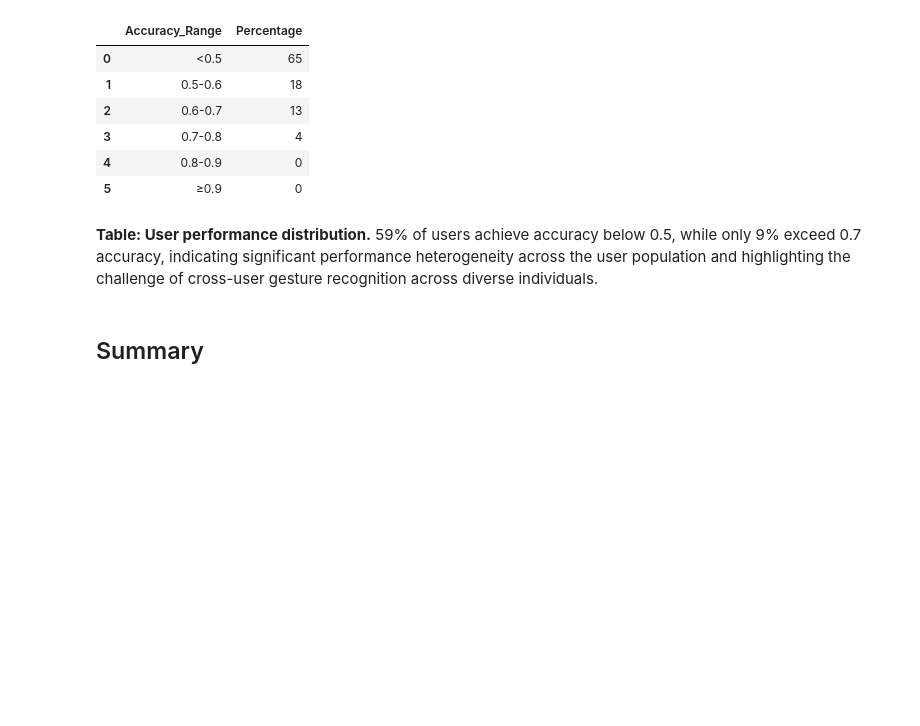
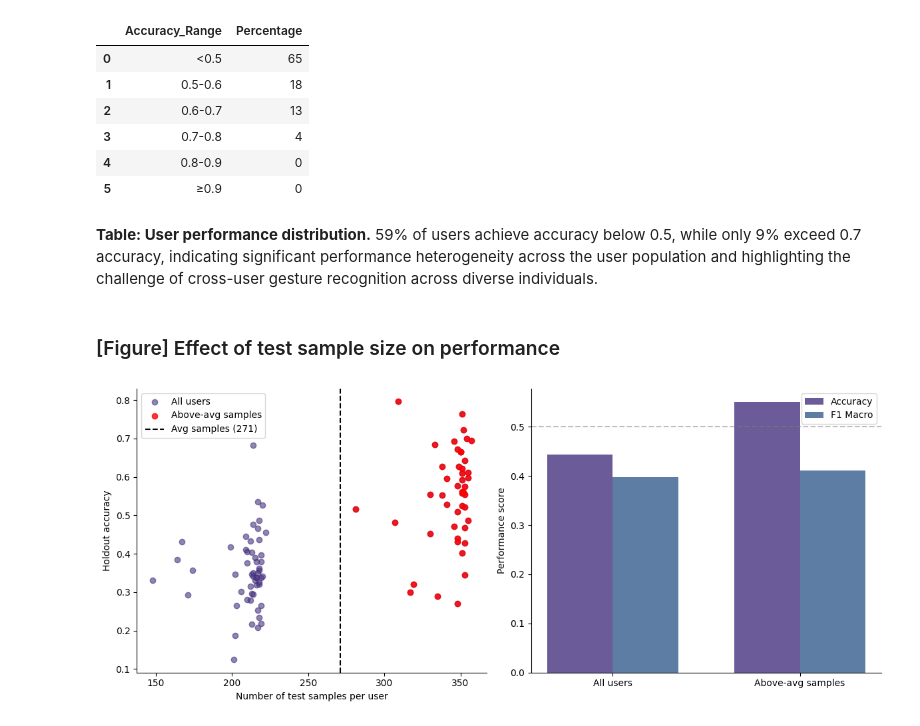
Before and after one commit to Erdos-Projects/fall-2025-gesture-recognition, a Jupyter notebook: notebooks/final_results_DRAFT.ipynb, the cells around one changed output. Saved outputs shown, nothing was run; the diff lists cells and outputs as text; code cells hidden in the pictures; blank space fills up the shorter version.

```diff
--- a/notebooks/final_results_DRAFT.ipynb
+++ b/notebooks/final_results_DRAFT.ipynb
@@ -462,5 +462,77 @@ performance_distribution[['Accuracy_Range', 'Percentage']]
 | 5 | ≥0.9 | 0 |
 # %% [markdown]
 **Table: User performance distribution.** 59% of users achieve accuracy below 0.5, while only 9% exceed 0.7 accuracy, indicating significant performance heterogeneity across the user population and highlighting the challenge of cross-user gesture recognition across diverse individuals.
-# %% [markdown]
-## Summary
+# %% [markdown]
+### [Figure] Effect of test sample size on performance
+# %%
+# Calculate perf for users w/ above average number of test samples per user
+avg_test_samples = user_perf_df['Sample_Count'].mean()
+above_avg_sample_users = user_perf_df[user_perf_df['Sample_Count'] > avg_test_samples]
+above_avg_sample_ids = above_avg_sample_users['User_ID'].tolist()
+above_avg_sample_mask = test_df[GROUP].isin(above_avg_sample_ids)
+
+y_test_above_avg_samples = y_test[above_avg_sample_mask]
+y_pred_above_avg_samples = y_pred[above_avg_sample_mask]
+
+above_avg_samples_f1 = f1_score(y_test_above_avg_samples, y_pred_above_avg_samples, average='macro')
+above_avg_samples_accuracy = accuracy_score(y_test_above_avg_samples, y_pred_above_avg_samples)
+
+# compar table
+sample_size_comparison = pd.DataFrame({
+    'Metric': ['User Count', 'Total Samples', 'Mean Accuracy', 'Accuracy Std', 'F1 Macro'],
+    'All users': [
+        len(user_perf_df),
+        len(y_test),
+        user_perf_df['Accuracy'].mean(),
+        user_perf_df['Accuracy'].std(),
+        final_f1_macro
+    ],
+    'Above-avg samples': [
+        len(above_avg_sample_users),
+        len(y_test_above_avg_samples),
+        above_avg_samples_accuracy,
+        above_avg_sample_users['Accuracy'].std(),
+        above_avg_samples_f1
+    ]
+})
+
+# Plot
+fig, (ax1, ax2) = plt.subplots(1, 2, figsize=(12, 5))
+
+# Subplot: scatter
+ax1.scatter(user_perf_df['Sample_Count'], user_perf_df['Accuracy'],
+           alpha=0.6, label='All users')
+ax1.scatter(above_avg_sample_users['Sample_Count'], above_avg_sample_users['Accuracy'],
+           color='red', alpha=0.8, label='Above-avg samples')
+ax1.axvline(x=avg_test_samples, color='black', linestyle='--', label=f'Avg samples ({avg_test_samples:.0f})')
+ax1.set_xlabel('Number of test samples per user')
+ax1.set_ylabel('Holdout accuracy')
+ax1.legend()
+
+# Remove top & right borders
+ax1.spines['top'].set_visible(False)
+ax1.spines['right'].set_visible(False)
+
+# Subplot: bar
+categories = ['All users', 'Above-avg samples']
+accuracy_values = [user_perf_df['Accuracy'].mean(), above_avg_samples_accuracy]
+f1_values = [final_f1_macro, above_avg_samples_f1]
+
+x = np.arange(len(categories))
+width = 0.35
+
+ax2.bar(x - width/2, accuracy_values, width, label='Accuracy', alpha=0.8)
+ax2.bar(x + width/2, f1_values, width, label='F1 Macro', alpha=0.8)
+ax2.axhline(y=0.5, color='gray', linestyle='--', alpha=0.5)
+ax2.set_ylabel('Performance score')
+ax2.set_xticks(x, categories)
+ax2.legend()
+
+# Remove top & right borders
+ax2.spines['top'].set_visible(False)
+ax2.spines['right'].set_visible(False)
+
+plt.tight_layout()
+plt.show()
+# %% [output]
+[figure, added]
```
Also changed, not shown: parts of 8 cells of this notebook.
